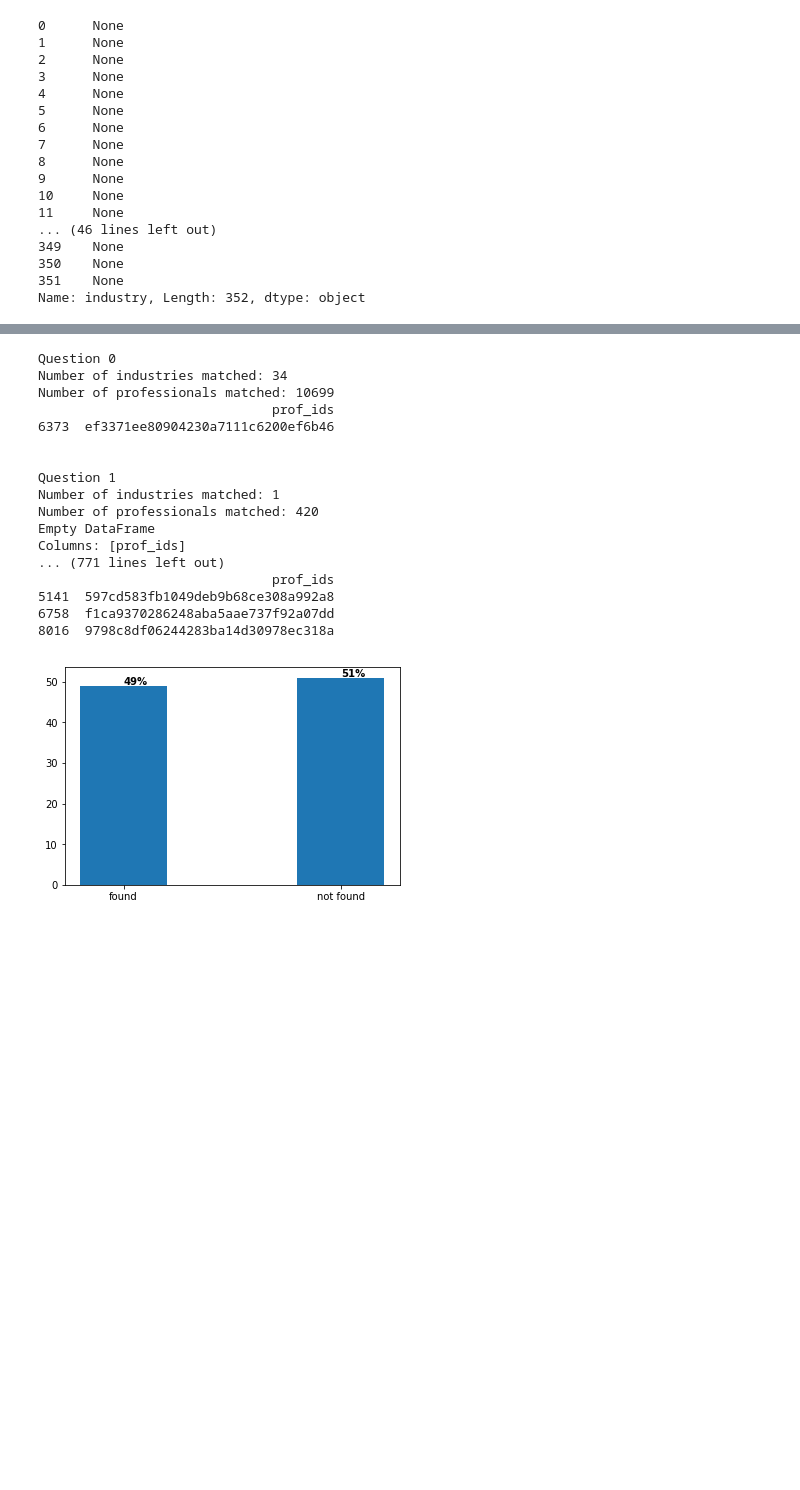
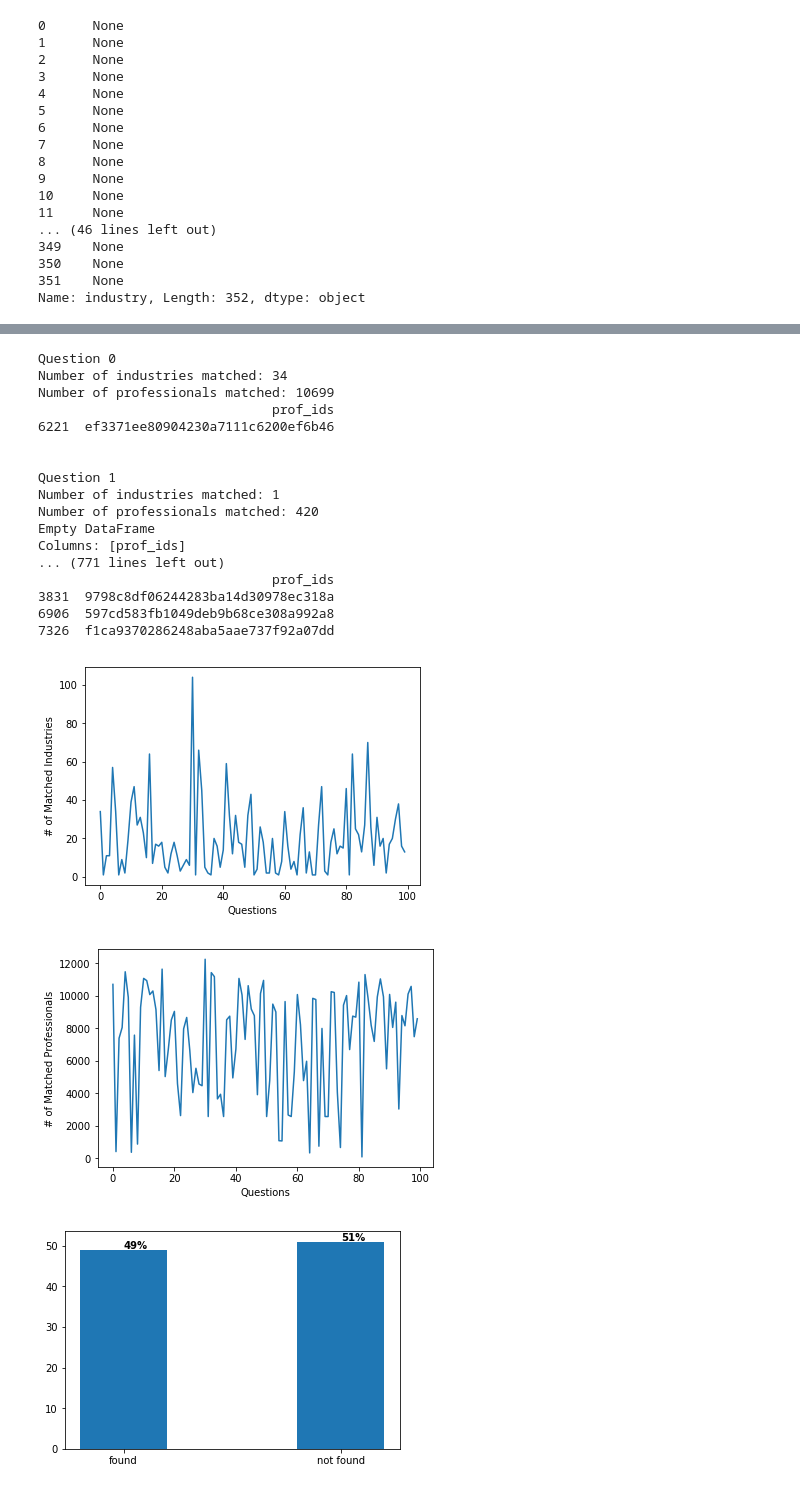
Before and after one commit to artisingh0913/CareerVillage-Recommender-System, a Jupyter notebook: Index.ipynb, the cells around one changed output, grey strips where cells are left out. Saved outputs shown, nothing was run; the diff lists cells and outputs as text; code cells hidden in the pictures; blank space fills up the shorter version.

```diff
--- a/Index.ipynb
+++ b/Index.ipynb
@@ -427,10 +394,12 @@ def predict_professionals(ques_tags, by):
             likely_professionals.append(df_industry_prof_map.iloc[i]['prof_ids'])
 
     print('Number of industries matched: {}'.format(len(likely_professionals)))
+    num_inds.append(len(likely_professionals))
 
     # flatten the list
     likely_professionals = [item for sublist in likely_professionals for item in sublist]
     print('Number of professionals matched: {}'.format(len(likely_professionals)))
+    num_profs.append(len(likely_professionals))
 
     df_likely_profs = pd.DataFrame(list(set(likely_professionals)), columns=['prof_ids'])
 
@@ -640,26 +620,31 @@ def predict_by_keywords(by):
         print()
 
     return [count_found, count_not_found]
-# %%
-counts = predict_by_keywords('title')
-# %% [output]
-Question 0
-Number of industries matched: 34
-Number of professionals matched: 10699
-                              prof_ids
-6373  ef3371ee80904230a7111c6200ef6b46
-
-
-Question 1
-Number of industries matched: 1
-Number of professionals matched: 420
-Empty DataFrame
-Columns: [prof_ids]
-... (771 lines left out)
-                              prof_ids
-5141  597cd583fb1049deb9b68ce308a992a8
-6758  f1ca9370286248aba5aae737f92a07dd
-8016  9798c8df06244283ba14d30978ec318a
+# %%
+num_profs = list()
+num_inds = list()
+counts = predict_by_keywords('title')
+plot_line(num_inds, num_profs)
+# %% [output]
+Question 0
+Number of industries matched: 34
+Number of professionals matched: 10699
+                              prof_ids
+6221  ef3371ee80904230a7111c6200ef6b46
+
+
+Question 1
+Number of industries matched: 1
+Number of professionals matched: 420
+Empty DataFrame
+Columns: [prof_ids]
+... (771 lines left out)
+                              prof_ids
+3831  9798c8df06244283ba14d30978ec318a
+6906  597cd583fb1049deb9b68ce308a992a8
+7326  f1ca9370286248aba5aae737f92a07dd
+[figure, added]
+[figure, added]
 # %%
 plot_bar(counts)
 # %% [output]
```
Also changed, not shown: parts of 41 cells of this notebook.
